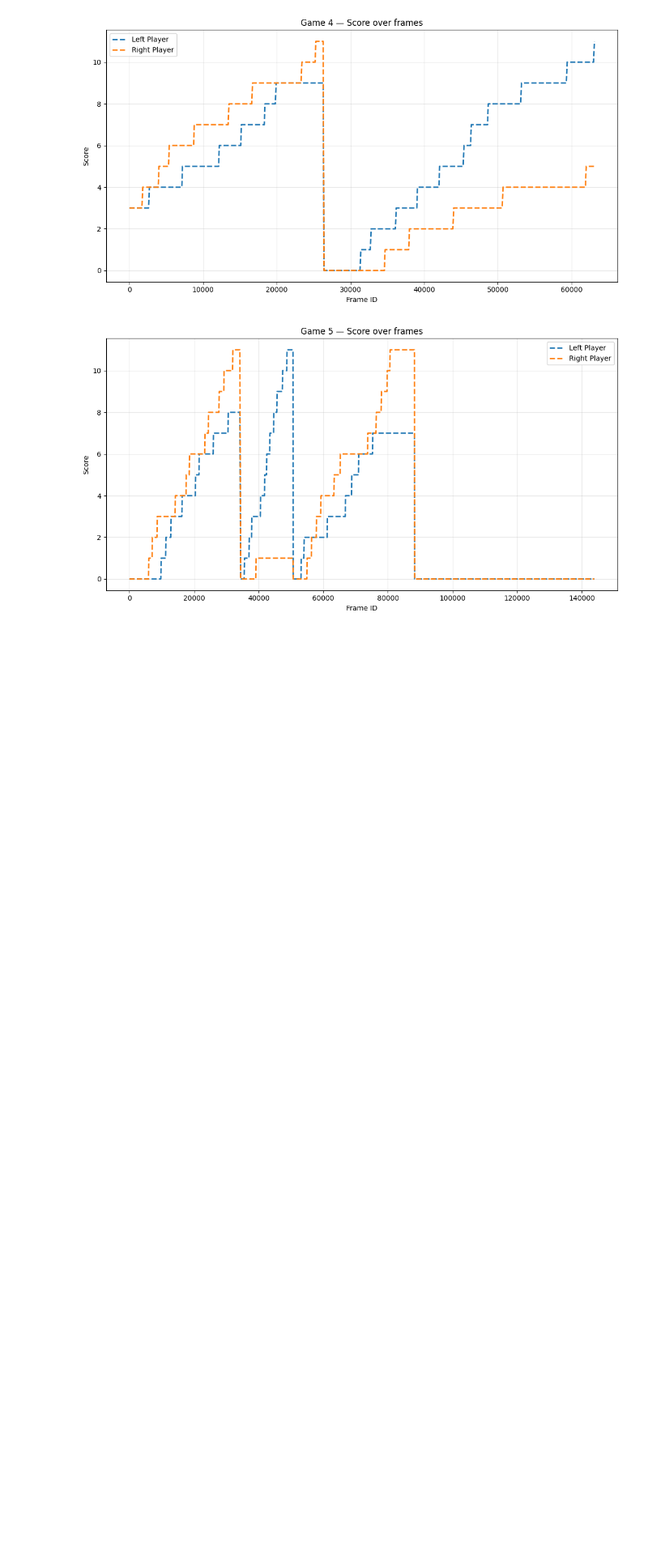
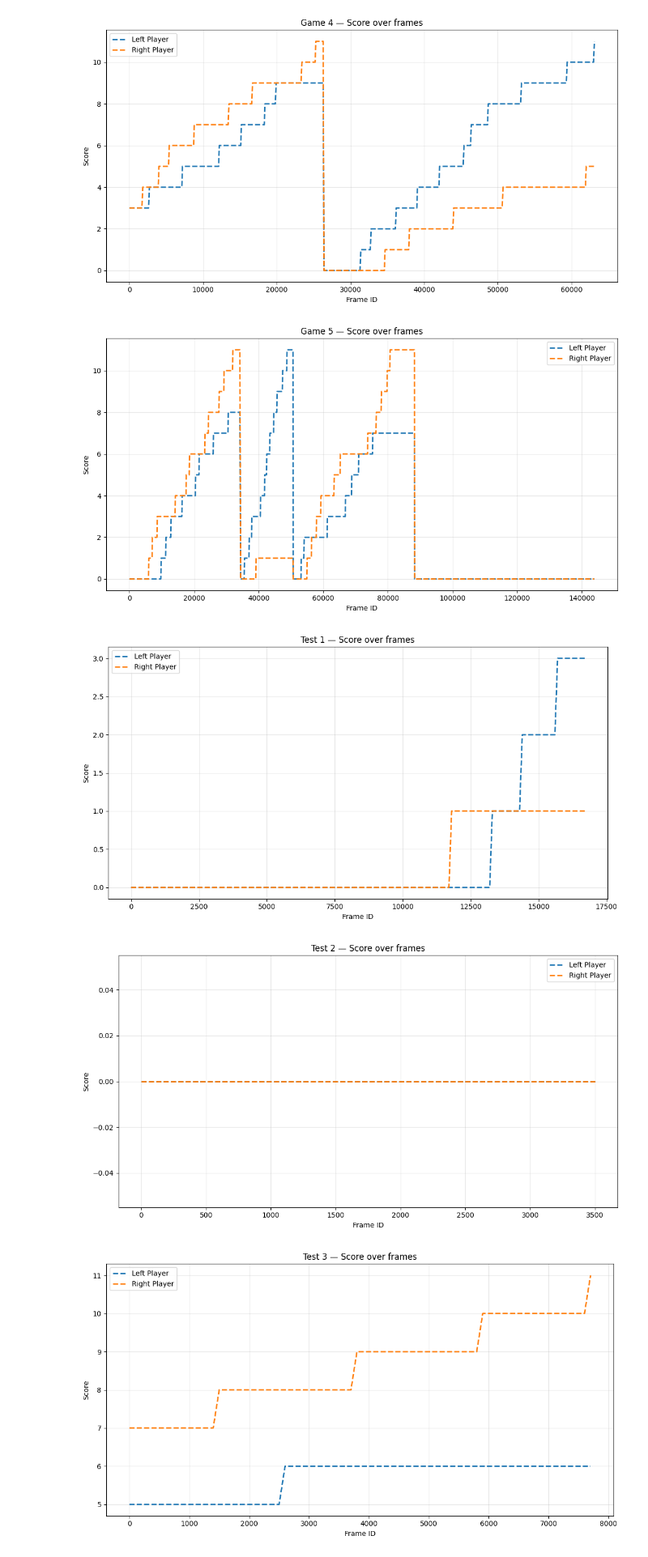
Before and after one commit to samdkruse/CreateOpenTTScoreLabels, a Jupyter notebook: VideoLabellingTools/OCRVisualization.ipynb, the cells around one changed output. Shown at 81% size. Cells and saved outputs as stored; diff of their text form; code cells hidden in the pictures; blank space fills up the shorter version.

Commit message:
cleaning test data

```diff
--- a/VideoLabellingTools/OCRVisualization.ipynb
+++ b/VideoLabellingTools/OCRVisualization.ipynb
@@ -258,3 +258,82 @@ if __name__ == "__main__":
 [figure]
 [figure]
 [figure]
+# %%
+#!/usr/bin/env python3
+import csv
+import re
+from pathlib import Path
+
+import matplotlib.pyplot as plt
+
+LABELS_DIR = Path("./labels")
+
+# games to process
+GAMES = [1, 2, 3, 4, 5, 6, 7]
+
+SCORE_RX = re.compile(r"^\s*(\d+)\s*-\s*(\d+)\s*$")
+
+def parse_score(cell: str):
+    """Return (p1, p2) from 'N-M'; blanks/invalid -> (0,0)."""
+    if not cell:
+        return 0, 0
+    m = SCORE_RX.match(cell)
+    if not m:
+        return 0, 0
+    return int(m.group(1)), int(m.group(2))
+
+def read_csv_scores(path: Path):
+    """Return lists x=frames, y1=P1, y2=P2 from a labels CSV."""
+    frames, p1s, p2s = [], [], []
+    if not path.exists():
+        return frames, p1s, p2s
+    with path.open(newline="") as f:
+        reader = csv.reader(f)
+        header = next(reader, None)  # ['frame','score']
+        for row in reader:
+            if not row:
+                continue
+            try:
+                frame = int(row[0])
+            except Exception:
+                continue
+            p1, p2 = parse_score(row[1].strip() if len(row) > 1 else "")
+            frames.append(frame)
+            p1s.append(p1)
+            p2s.append(p2)
+    # sort by frame (just in case)
+    order = sorted(range(len(frames)), key=lambda i: frames[i])
+    frames = [frames[i] for i in order]
+    p1s = [p1s[i] for i in order]
+    p2s = [p2s[i] for i in order]
+    return frames, p1s, p2s
+
+def plot_game(game_idx: int):
+    game_path = f"cleaned_scores/test_{game_idx}_scores.csv"
+
+    full_game_path = LABELS_DIR / game_path
+    frames, left_player, right_player = read_csv_scores(full_game_path)
+
+    plt.figure(figsize=(11, 6))
+    plt.title(f"Test {game_idx} — Score over frames")
+
+    plt.plot(frames, left_player, linestyle="--", label="Left Player", linewidth=2)
+    plt.plot(frames, right_player, linestyle="--", label="Right Player", linewidth=2)
+
+    plt.xlabel("Frame ID")
+    plt.ylabel("Score")
+    plt.grid(True, alpha=0.3)
+    plt.legend()
+    plt.tight_layout()
+    plt.show()
+
+def main():
+    for g in GAMES:
+        plot_game(g)
+
+if __name__ == "__main__":
+    main()
+# %% [output]
+[figure, added]
+[figure, added]
+[figure, added]
```
Also changed, not shown: parts of 1 cell of this notebook, 8 other files.
